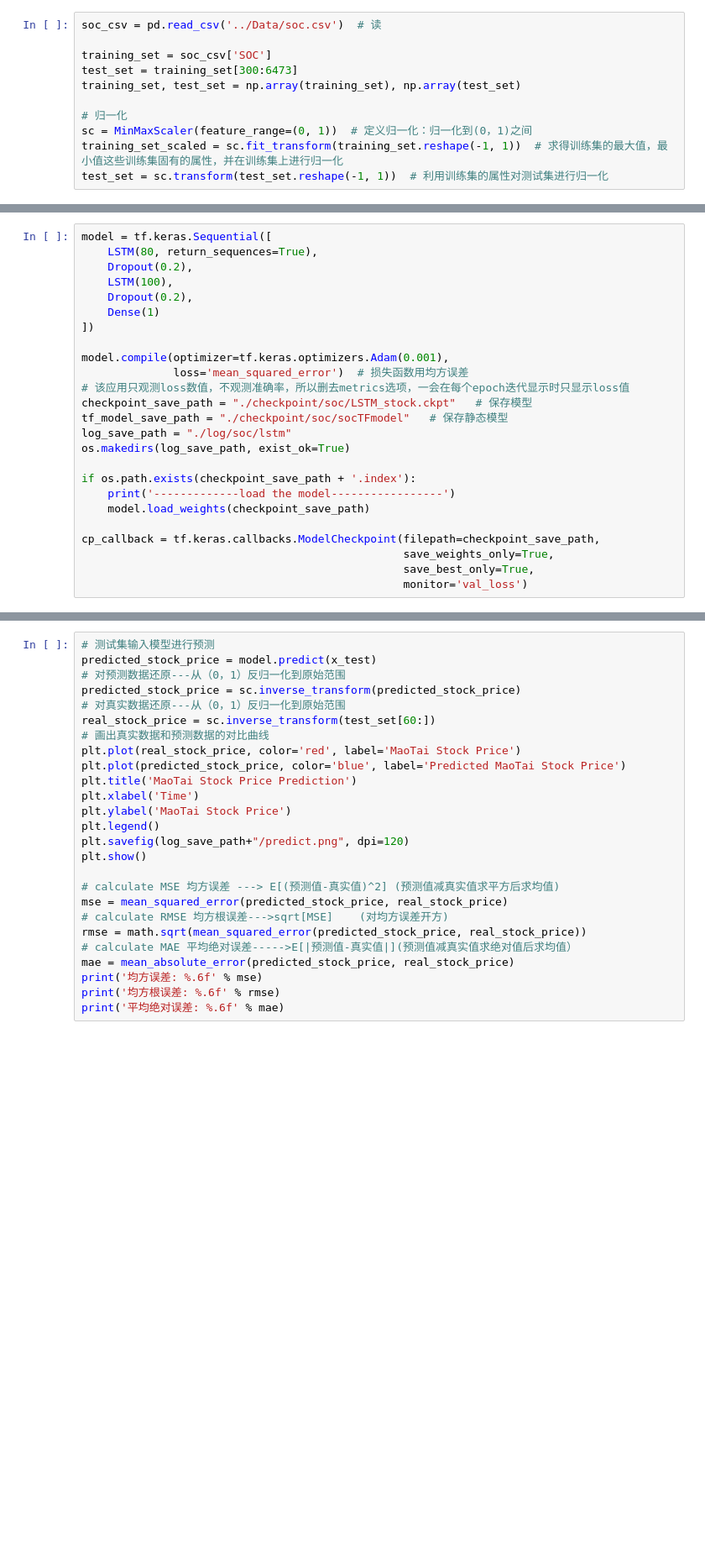
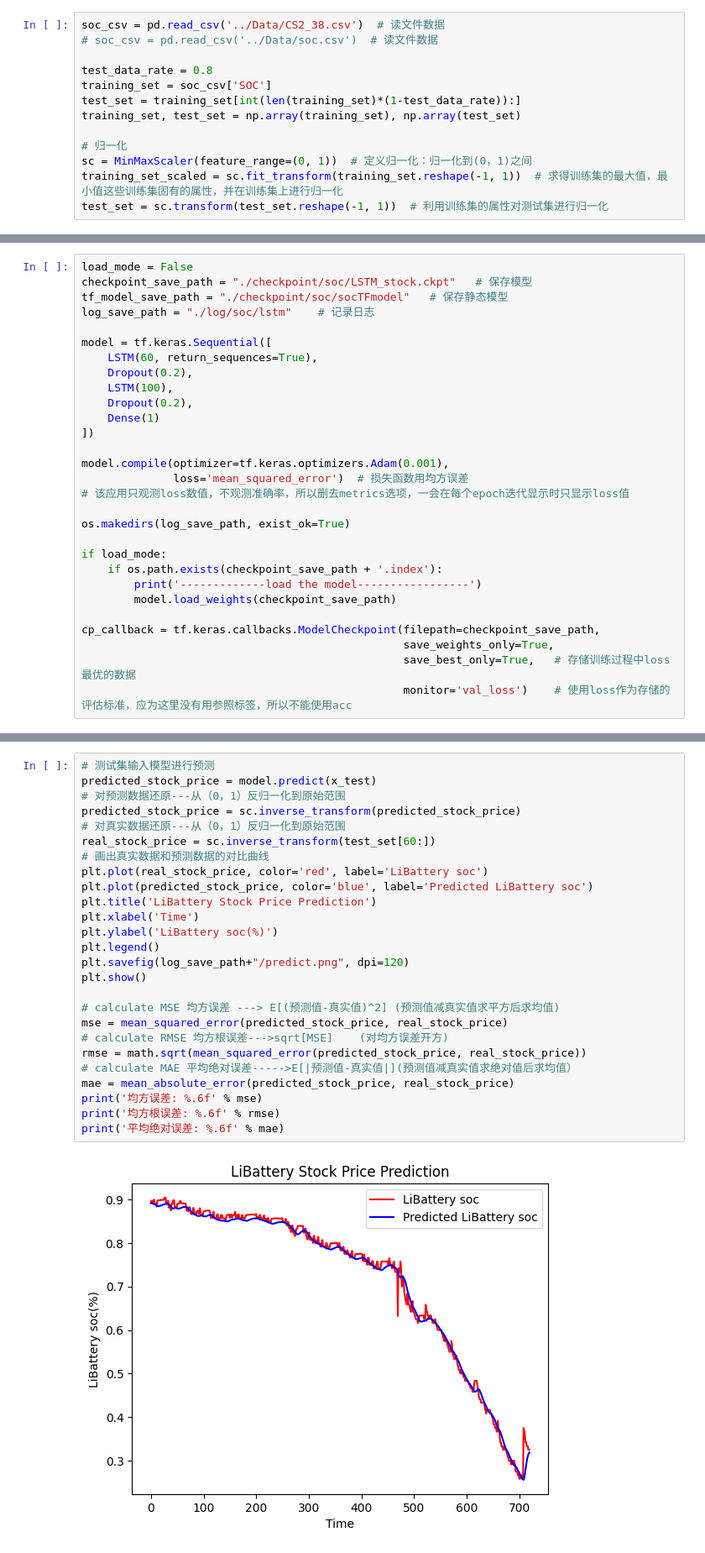
Before and after one commit to Wuito/my_ML_Notebook, a Jupyter notebook: Tensorflow2/4_RNN/3_LSTM_formSOC.ipynb, the cells around one changed output, grey strips where cells are left out. Shown at 84% size. Drawn from its saved outputs; the diff is of its cells as text; blank space fills up the shorter version.

```diff
--- a/Tensorflow2/4_RNN/3_LSTM_formSOC.ipynb
+++ b/Tensorflow2/4_RNN/3_LSTM_formSOC.ipynb
@@ -17,8 +23,10 @@ import math
 # %%
-soc_csv = pd.read_csv('../Data/soc.csv')  # 读
+soc_csv = pd.read_csv('../Data/CS2_38.csv')  # 读文件数据
+# soc_csv = pd.read_csv('../Data/soc.csv')  # 读文件数据
 
+test_data_rate = 0.8
 training_set = soc_csv['SOC']
-test_set = training_set[300:6473]
+test_set = training_set[int(len(training_set)*(1-test_data_rate)):]
 training_set, test_set = np.array(training_set), np.array(test_set)
 
 # 归一化
@@ -65,6 +78,11 @@ x_test = np.reshape(x_test, (x_test.shape[0], lstm_Time_expansion_step, 1))
 # %%
+load_mode = False
+checkpoint_save_path = "./checkpoint/soc/LSTM_stock.ckpt"   # 保存模型
+tf_model_save_path = "./checkpoint/soc/socTFmodel"   # 保存静态模型
+log_save_path = "./log/soc/lstm"    # 记录日志
+
 model = tf.keras.Sequential([
-    LSTM(80, return_sequences=True),
+    LSTM(60, return_sequences=True),
     Dropout(0.2),
     LSTM(100),
     Dropout(0.2),
@@ -74,17 +92,16 @@ model = tf.keras.Sequential([
 model.compile(optimizer=tf.keras.optimizers.Adam(0.001),
               loss='mean_squared_error')  # 损失函数用均方误差
 # 该应用只观测loss数值，不观测准确率，所以删去metrics选项，一会在每个epoch迭代显示时只显示loss值
-checkpoint_save_path = "./checkpoint/soc/LSTM_stock.ckpt"   # 保存模型
-tf_model_save_path = "./checkpoint/soc/socTFmodel"   # 保存静态模型
-log_save_path = "./log/soc/lstm"
+
 os.makedirs(log_save_path, exist_ok=True)
 
-if os.path.exists(checkpoint_save_path + '.index'):
-    print('-------------load the model-----------------')
-    model.load_weights(checkpoint_save_path)
+if load_mode:
+    if os.path.exists(checkpoint_save_path + '.index'):
+        print('-------------load the model-----------------')
+        model.load_weights(checkpoint_save_path)
 
 cp_callback = tf.keras.callbacks.ModelCheckpoint(filepath=checkpoint_save_path,
                                                  save_weights_only=True,
-                                                 save_best_only=True,
-                                                 monitor='val_loss')
+                                                 save_best_only=True,   # 存储训练过程中loss最优的数据
+                                                 monitor='val_loss')    # 使用loss作为存储的评估标准，应为这里没有用参照标签，所以不能使用acc
 # %% [markdown]
@@ -121,26 +164,28 @@ plt.show()
 # %%
 # 测试集输入模型进行预测
 predicted_stock_price = model.predict(x_test)
 # 对预测数据还原---从（0，1）反归一化到原始范围
 predicted_stock_price = sc.inverse_transform(predicted_stock_price)
 # 对真实数据还原---从（0，1）反归一化到原始范围
 real_stock_price = sc.inverse_transform(test_set[60:])
 # 画出真实数据和预测数据的对比曲线
-plt.plot(real_stock_price, color='red', label='MaoTai Stock Price')
-plt.plot(predicted_stock_price, color='blue', label='Predicted MaoTai Stock Price')
-plt.title('MaoTai Stock Price Prediction')
+plt.plot(real_stock_price, color='red', label='LiBattery soc')
+plt.plot(predicted_stock_price, color='blue', label='Predicted LiBattery soc')
+plt.title('LiBattery Stock Price Prediction')
 plt.xlabel('Time')
-plt.ylabel('MaoTai Stock Price')
+plt.ylabel('LiBattery soc(%)')
 plt.legend()
 plt.savefig(log_save_path+"/predict.png", dpi=120)
 plt.show()
 
 # calculate MSE 均方误差 ---> E[(预测值-真实值)^2] (预测值减真实值求平方后求均值)
 mse = mean_squared_error(predicted_stock_price, real_stock_price)
 # calculate RMSE 均方根误差--->sqrt[MSE]    (对均方误差开方)
 rmse = math.sqrt(mean_squared_error(predicted_stock_price, real_stock_price))
 # calculate MAE 平均绝对误差----->E[|预测值-真实值|](预测值减真实值求绝对值后求均值）
 mae = mean_absolute_error(predicted_stock_price, real_stock_price)
 print('均方误差: %.6f' % mse)
 print('均方根误差: %.6f' % rmse)
 print('平均绝对误差: %.6f' % mae)
+# %% [output]
+[figure, added]
```
Also changed, not shown: parts of 16 cells of this notebook, 3 other files.
